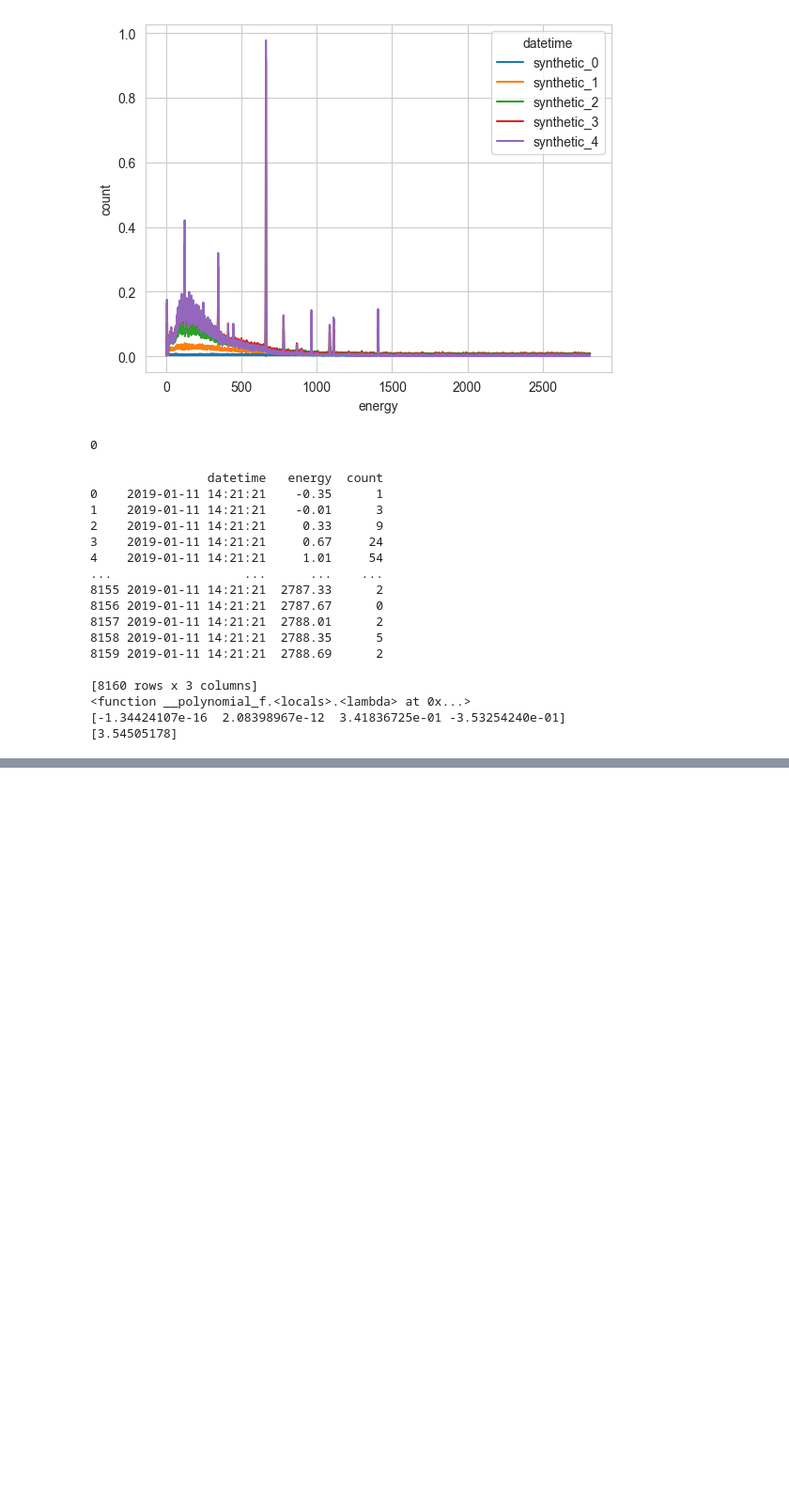
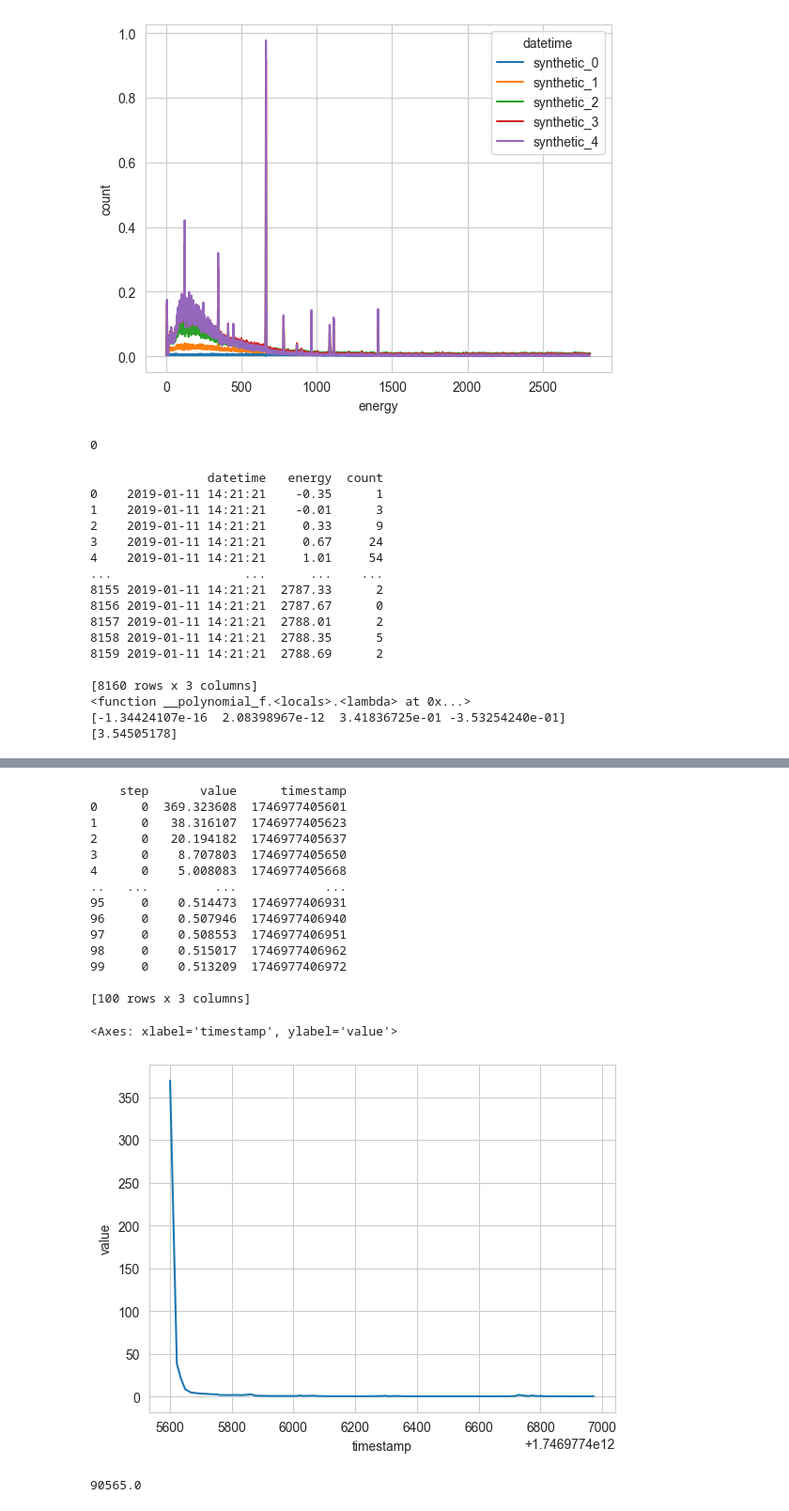
Before and after one commit to VitaliKStud/nuclide-identification, a Jupyter notebook: data_analysis.ipynb, the cells around one changed output, grey strips where cells are left out. Shown: that part at 94% size. Drawn from its saved outputs; the diff is of its cells as text; code cells hidden in the pictures; blank space fills up the shorter version.

```diff
--- a/data_analysis.ipynb
+++ b/data_analysis.ipynb
@@ -374,0 +465,43 @@ print(polynom(np.array([11.404])))
+# %%
+import mlflow
+from config.loader import load_config
+import os
+
+os.environ["AWS_ACCESS_KEY_ID"] = load_config()["minio"]["AWS_ACCESS_KEY_ID"]
+os.environ["AWS_SECRET_ACCESS_KEY"] = load_config()["minio"]["AWS_SECRET_ACCESS_KEY"]
+os.environ["MLFLOW_S3_ENDPOINT_URL"] = load_config()["minio"]["MLFLOW_S3_ENDPOINT_URL"]
+model_name = "VAE_CPU"
+model_version = "latest"
+mlflow.set_tracking_uri(uri=load_config()["mlflow"]["uri"])
+# %%
+import pandas as pd
+import seaborn as sns
+client = mlflow.tracking.MlflowClient(tracking_uri=load_config()["mlflow"]["uri"])
+run_id = client.get_latest_versions("VAE_CPU")[0].run_id
+run = client.get_run(run_id)
+losses=client.get_metric_history(run_id, "training_loss")
+losses = pd.DataFrame([{"step": m.step, "value": m.value, "timestamp": m.timestamp} for m in losses])
+sns.lineplot(losses, x="timestamp", y="value")
+# %% [output]
+    step       value      timestamp
+0      0  369.323608  1746977405601
+1      0   38.316107  1746977405623
+2      0   20.194182  1746977405637
+3      0    8.707803  1746977405650
+4      0    5.008083  1746977405668
+..   ...         ...            ...
+95     0    0.514473  1746977406931
+96     0    0.507946  1746977406940
+97     0    0.508553  1746977406951
+98     0    0.515017  1746977406962
+99     0    0.513209  1746977406972
+
+[100 rows x 3 columns]
+<Axes: xlabel='timestamp', ylabel='value'>
+[figure, added]
+# %%
+min = float(run.data.params["min"])
+max = float(run.data.params["max"])
+rescale =
+# %% [output]
+90565.0
```
Also changed, not shown: parts of 10 cells of this notebook, 19 other files.
